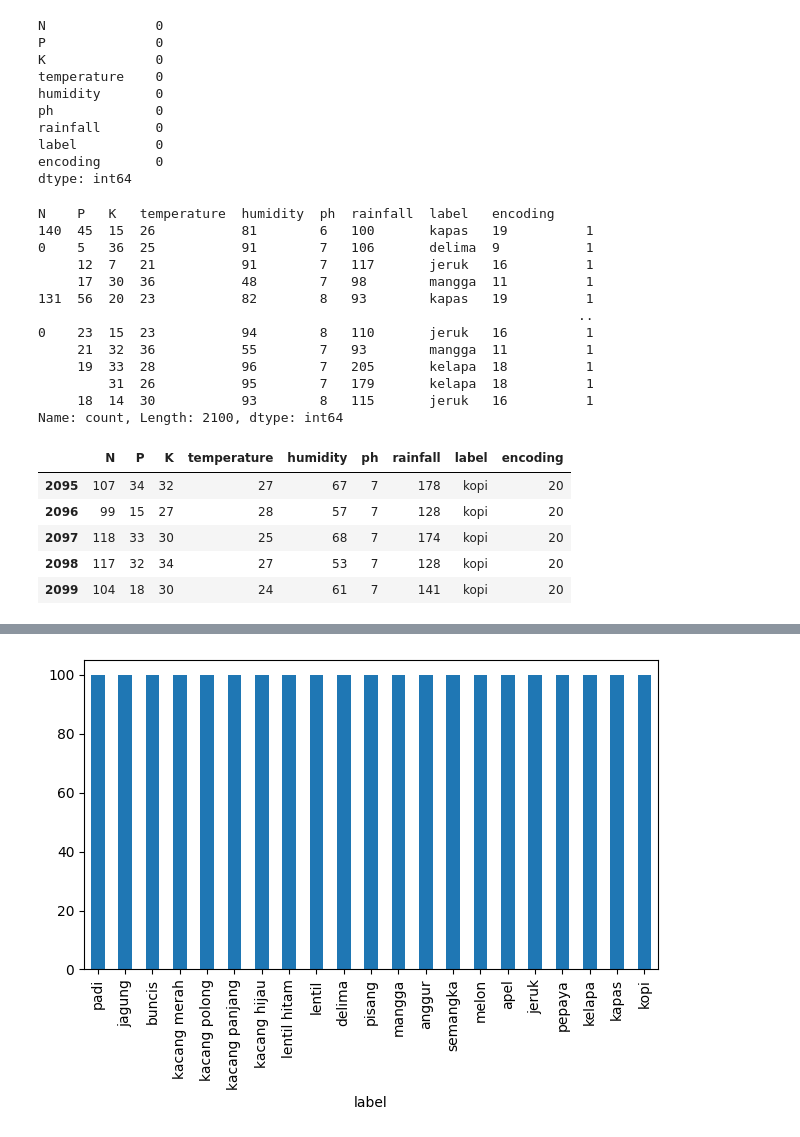
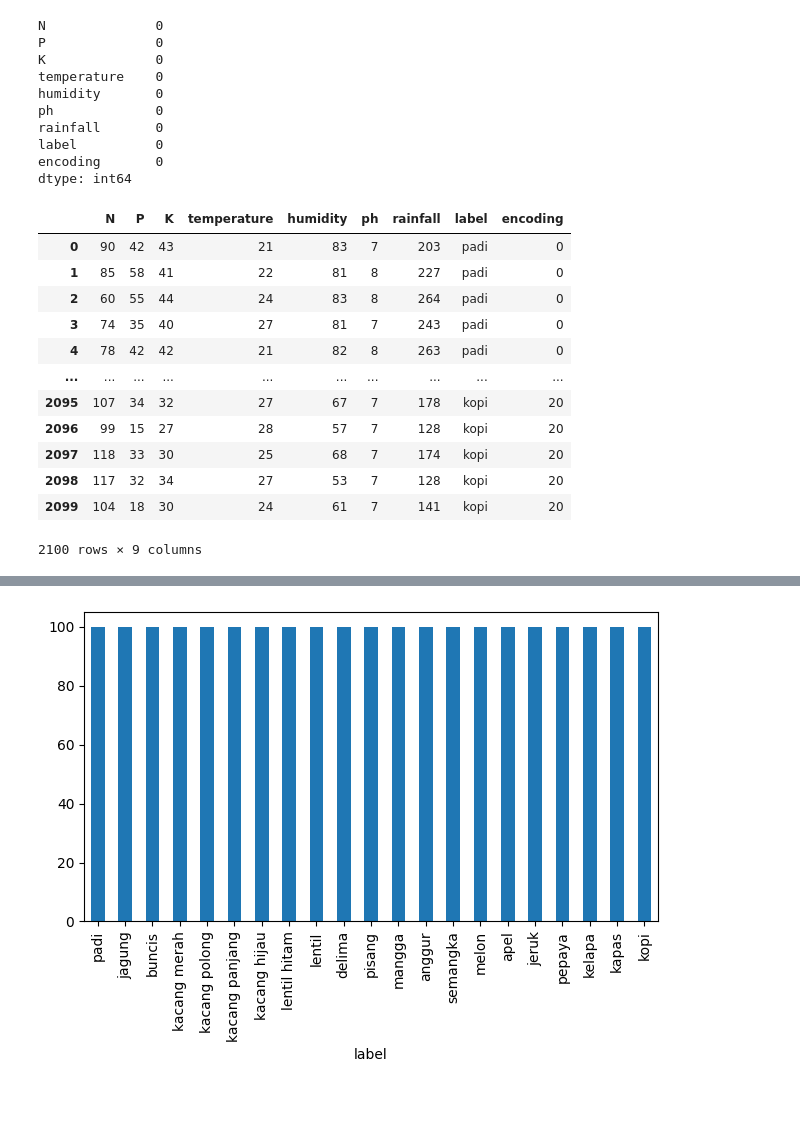
Before and after one commit to Mohammadiqbalmaulana2001/Ai-Agriculture, a Jupyter notebook: machine_learning_rekomendasi_tanaman .ipynb, the cells around one changed output, grey strips where cells are left out. Cells and saved outputs as stored; diff of their text form; code cells hidden in the pictures; blank space fills up the shorter version.

```diff
--- a/machine_learning_rekomendasi_tanaman .ipynb
+++ b/machine_learning_rekomendasi_tanaman .ipynb
@@ -194,31 +181,22 @@ rainfall       0
 label          0
 encoding       0
 dtype: int64
+# %%
+df.drop_duplicates()
+# %% [output]
+|  | N | P | K | temperature | humidity | ph | rainfall | label | encoding |
+| 0 | 90 | 42 | 43 | 21 | 83 | 7 | 203 | padi | 0 |
+| 1 | 85 | 58 | 41 | 22 | 81 | 8 | 227 | padi | 0 |
+| 2 | 60 | 55 | 44 | 24 | 83 | 8 | 264 | padi | 0 |
+| 3 | 74 | 35 | 40 | 27 | 81 | 7 | 243 | padi | 0 |
+| 4 | 78 | 42 | 42 | 21 | 82 | 8 | 263 | padi | 0 |
+| ... | ... | ... | ... | ... | ... | ... | ... | ... | ... |
+| 2095 | 107 | 34 | 32 | 27 | 67 | 7 | 178 | kopi | 20 |
+| 2096 | 99 | 15 | 27 | 28 | 57 | 7 | 128 | kopi | 20 |
+| 2097 | 118 | 33 | 30 | 25 | 68 | 7 | 174 | kopi | 20 |
+| 2098 | 117 | 32 | 34 | 27 | 53 | 7 | 128 | kopi | 20 |
+| 2099 | 104 | 18 | 30 | 24 | 61 | 7 | 141 | kopi | 20 |
+2100 rows × 9 columns
 # %%
 # Menghapus kolom yang tidak digunakan
 df_clean = df.copy()
-# %%
-df_clean.value_counts()
-# %% [output]
-N    P   K   temperature  humidity  ph  rainfall  label   encoding
-140  45  15  26           81        6   100       kapas   19          1
-0    5   36  25           91        7   106       delima  9           1
-     12  7   21           91        7   117       jeruk   16          1
-     17  30  36           48        7   98        mangga  11          1
-131  56  20  23           82        8   93        kapas   19          1
-                                                                     ..
-0    23  15  23           94        8   110       jeruk   16          1
-     21  32  36           55        7   93        mangga  11          1
-     19  33  28           96        7   205       kelapa  18          1
-         31  26           95        7   179       kelapa  18          1
-     18  14  30           93        8   115       jeruk   16          1
-Name: count, Length: 2100, dtype: int64
-# %%
-df_clean.tail()
-# %% [output]
-|  | N | P | K | temperature | humidity | ph | rainfall | label | encoding |
-| 2095 | 107 | 34 | 32 | 27 | 67 | 7 | 178 | kopi | 20 |
-| 2096 | 99 | 15 | 27 | 28 | 57 | 7 | 128 | kopi | 20 |
-| 2097 | 118 | 33 | 30 | 25 | 68 | 7 | 174 | kopi | 20 |
-| 2098 | 117 | 32 | 34 | 27 | 53 | 7 | 128 | kopi | 20 |
-| 2099 | 104 | 18 | 30 | 24 | 61 | 7 | 141 | kopi | 20 |
```
Also changed, not shown: parts of 8 cells of this notebook, 12 other files.
